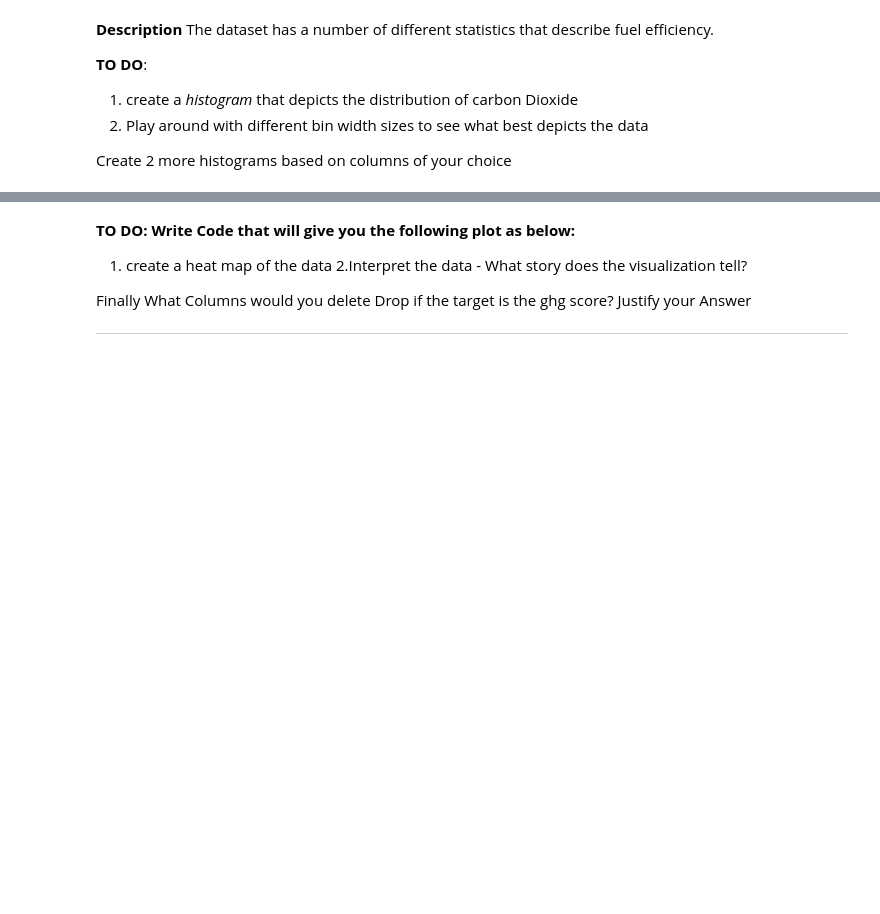
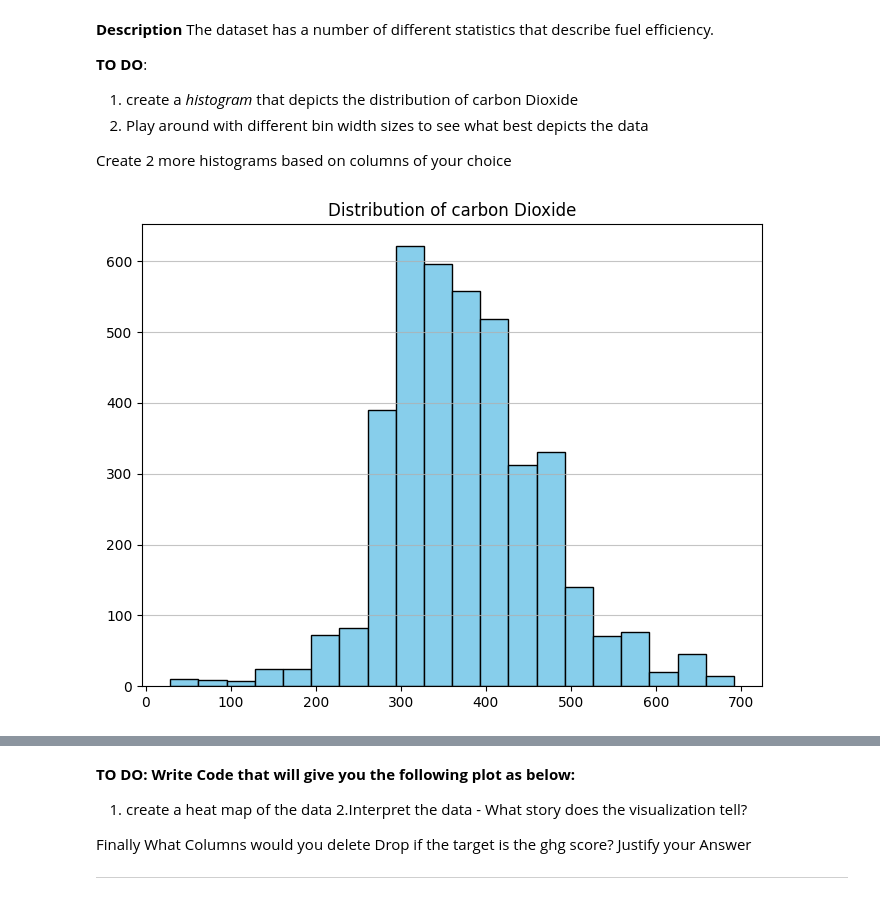
Before and after one commit to O-keita/ASC23-Transport-Analysis_Peer_G7, a Jupyter notebook: Plotting_Assignment.ipynb, the cells around one changed output, grey strips where cells are left out. Cells and saved outputs as stored; diff of their text form; code cells hidden in the pictures; blank space fills up the shorter version.

Commit message:
plots shown

```diff
--- a/Plotting_Assignment.ipynb
+++ b/Plotting_Assignment.ipynb
@@ -60,11 +59,13 @@ Create 2 more histograms based on columns of your choice
 # %%
 # YOUR CODE HERE
 # Histogram 1 (co2)
 plt.figure(figsize=(8, 6))
-plt.hist(fuel_csv['co2'], bins=20, color='skyblue', edgecolor='black')
+plt.hist(data['co2'], bins=20, color='skyblue', edgecolor='black')
 plt.title('Distribution of carbon Dioxide')
 plt.grid(axis='y', alpha=0.75)
 plt.show()
+# %% [output]
+[figure, added]
 # %%
 # YOUR CODE HERE
 # Histogram 2 (comb)
```
Also changed, not shown: parts of 3 cells of this notebook.
